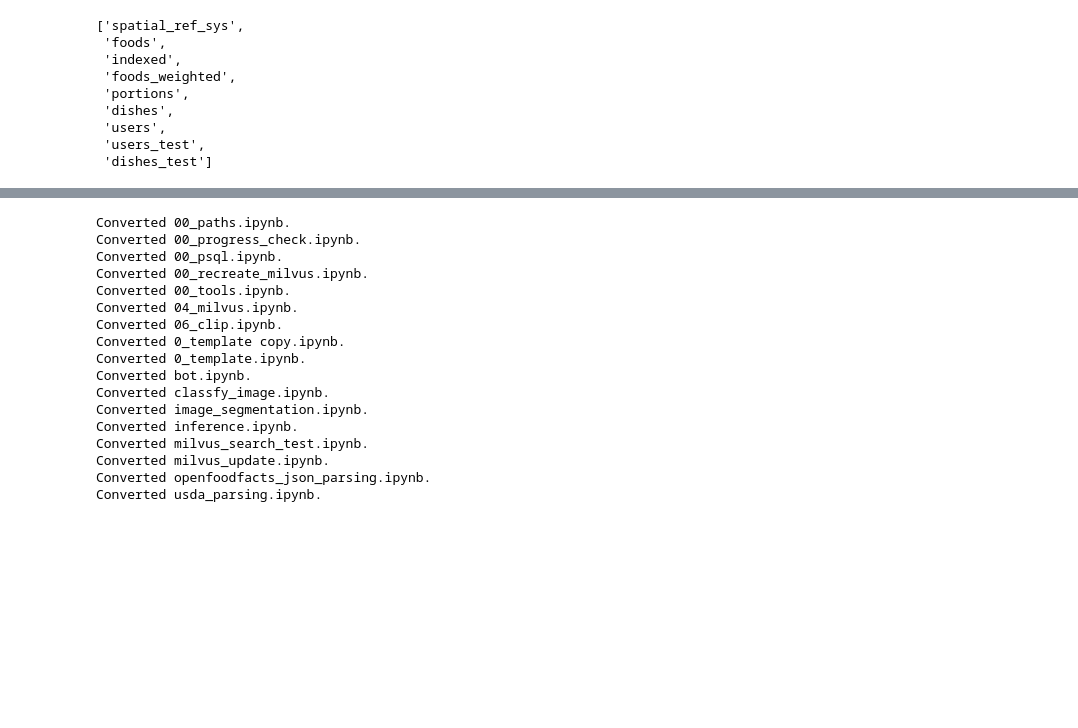
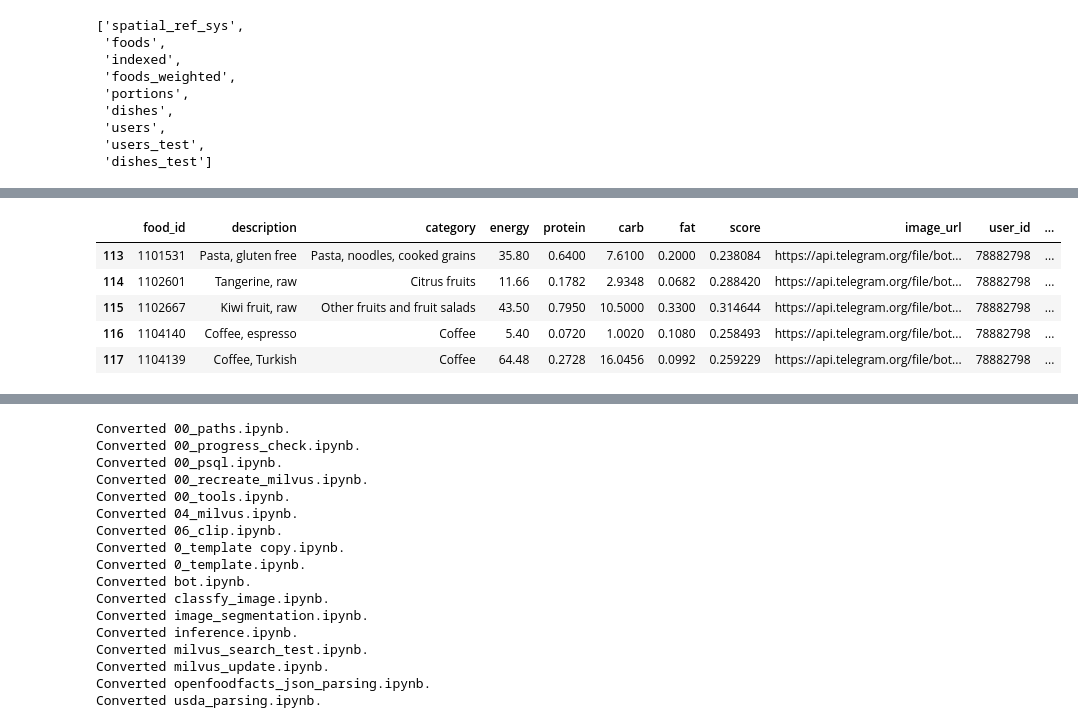
Before and after one commit to DmitriyG228/food, a Jupyter notebook: 00_psql.ipynb, the cells around one changed output, grey strips where cells are left out. Drawn from its saved outputs; the diff is of its cells as text; code cells hidden in the pictures; blank space fills up the shorter version.

```diff
--- a/00_psql.ipynb
+++ b/00_psql.ipynb
@@ -209,0 +204,11 @@ pd.read_sql('select COUNT(DISTINCT(USER_ID)) from DISHES',engine)
+# %%
+df = pd.read_sql('select * from dishes',engine)
+# %%
+df.tail(5)
+# %% [output]
+|  | food_id | description | category | energy | protein | carb | fat | score | image_url | user_id | ... |
+| 113 | 1101531 | Pasta, gluten free | Pasta, noodles, cooked grains | 35.80 | 0.6400 | 7.6100 | 0.2000 | 0.238084 | https://api.telegram.org/file/bot... | 78882798 | ... |
+| 114 | 1102601 | Tangerine, raw | Citrus fruits | 11.66 | 0.1782 | 2.9348 | 0.0682 | 0.288420 | https://api.telegram.org/file/bot... | 78882798 | ... |
+| 115 | 1102667 | Kiwi fruit, raw | Other fruits and fruit salads | 43.50 | 0.7950 | 10.5000 | 0.3300 | 0.314644 | https://api.telegram.org/file/bot... | 78882798 | ... |
+| 116 | 1104140 | Coffee, espresso | Coffee | 5.40 | 0.0720 | 1.0020 | 0.1080 | 0.258493 | https://api.telegram.org/file/bot... | 78882798 | ... |
+| 117 | 1104139 | Coffee, Turkish | Coffee | 64.48 | 0.2728 | 16.0456 | 0.0992 | 0.259229 | https://api.telegram.org/file/bot... | 78882798 | ... |
```
Also changed, not shown: parts of 11 cells of this notebook, 5 other files.
